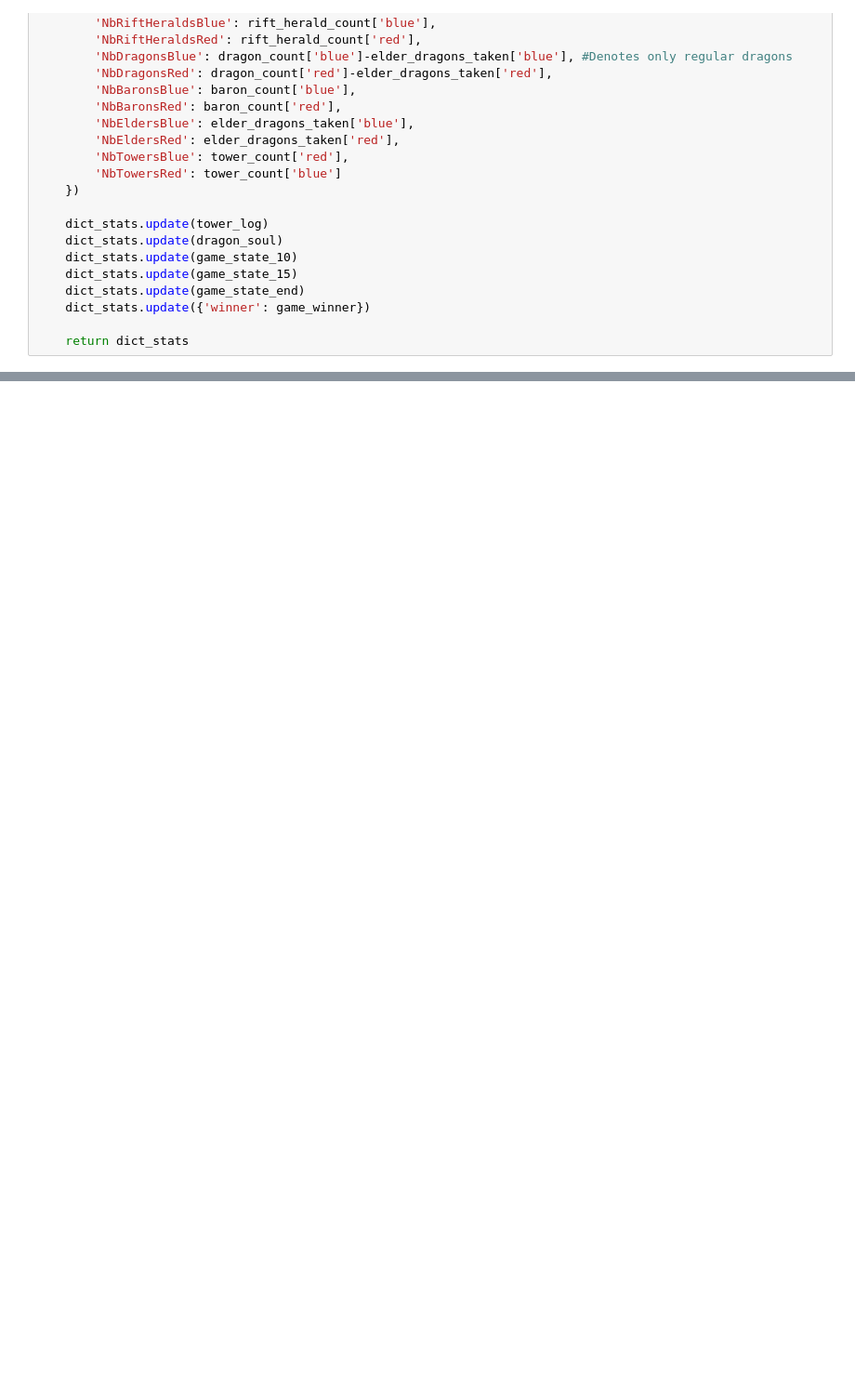
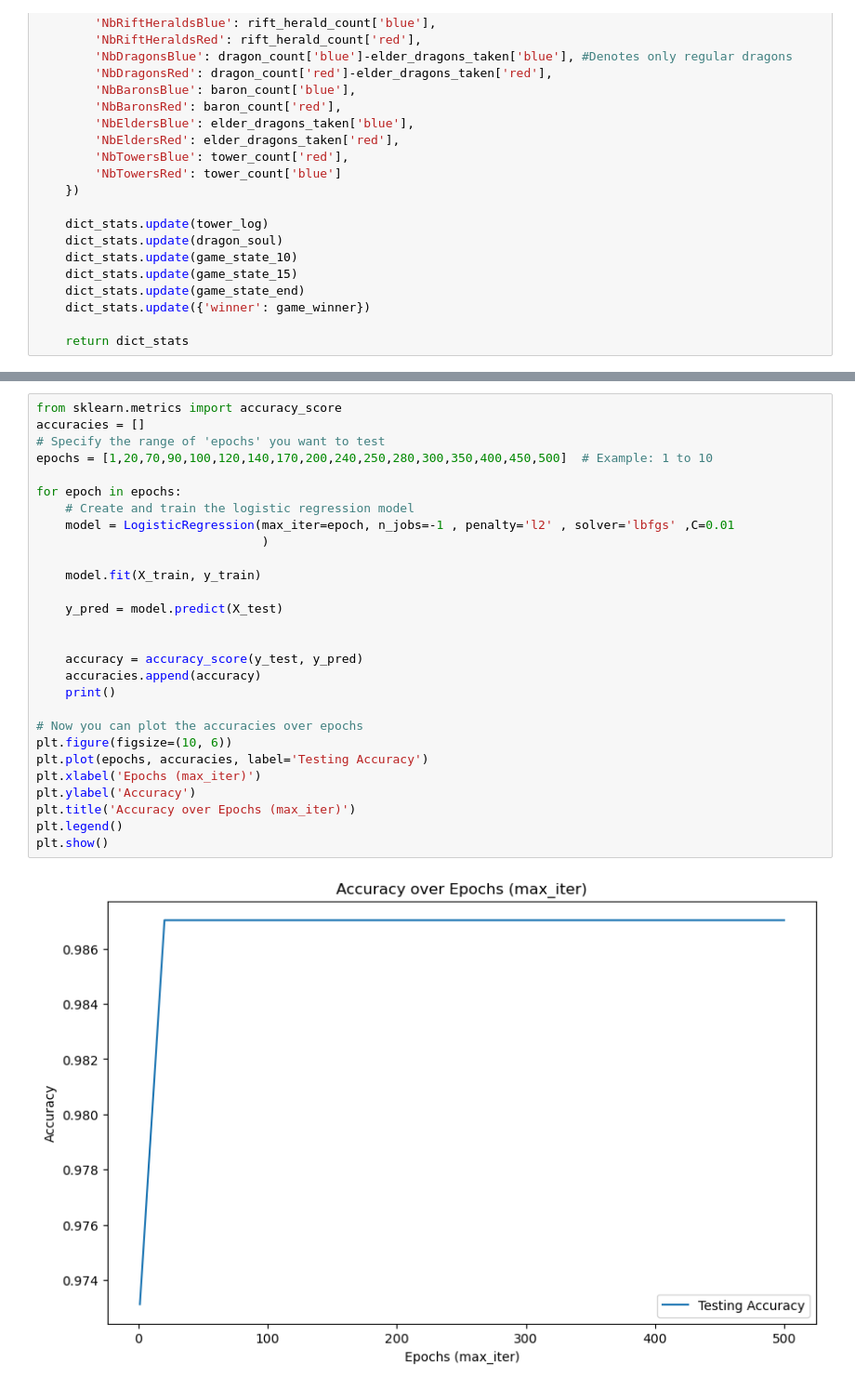
Before and after one commit to akoutit/GlobalPowerRanking, a Jupyter notebook: data_preparation.ipynb, the cells around one changed output, grey strips where cells are left out. Shown at 93% size. Saved outputs shown, nothing was run; the diff lists cells and outputs as text; blank space fills up the shorter version.

```diff
--- a/data_preparation.ipynb
+++ b/data_preparation.ipynb
@@ -523,0 +708,30 @@ game_dataFrame
+# %%
+from sklearn.metrics import accuracy_score
+accuracies = []
+# Specify the range of 'epochs' you want to test
+epochs = [1,20,70,90,100,120,140,170,200,240,250,280,300,350,400,450,500]  # Example: 1 to 10
+
+for epoch in epochs:
+    # Create and train the logistic regression model
+    model = LogisticRegression(max_iter=epoch, n_jobs=-1 , penalty='l2' , solver='lbfgs' ,C=0.01
+                               )
+
+    model.fit(X_train, y_train)
+
+    y_pred = model.predict(X_test)
+
+
+    accuracy = accuracy_score(y_test, y_pred)
+    accuracies.append(accuracy)
+    print()
+
+# Now you can plot the accuracies over epochs
+plt.figure(figsize=(10, 6))
+plt.plot(epochs, accuracies, label='Testing Accuracy')
+plt.xlabel('Epochs (max_iter)')
+plt.ylabel('Accuracy')
+plt.title('Accuracy over Epochs (max_iter)')
+plt.legend()
+plt.show()
+# %% [output]
+[figure, added]
```
Also changed, not shown: parts of 31 cells of this notebook, 2 other files.
